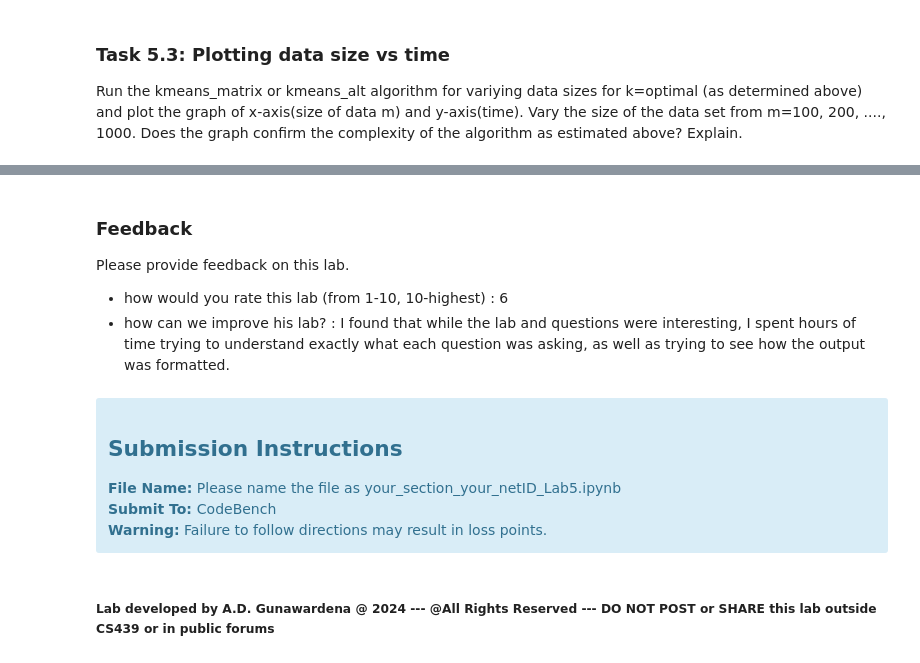
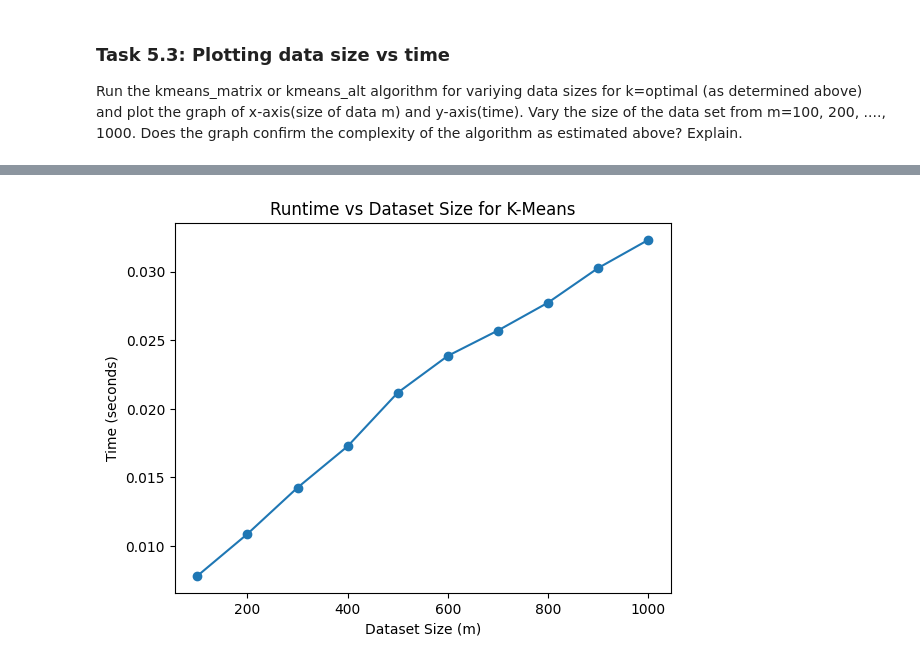
Before and after one commit to 20foakley/Data-Science-Coursework, a Jupyter notebook: S24 - Lab 5 - V2 Image Clustering - Release (4).ipynb, the cells around one changed output, grey strips where cells are left out. Cells and saved outputs as stored; diff of their text form; code cells hidden in the pictures.

```diff
--- a/S24 - Lab 5 - V2 Image Clustering - Release (4).ipynb
+++ b/S24 - Lab 5 - V2 Image Clustering - Release (4).ipynb
@@ -632,18 +680,3 @@ k=30     loss=869857.4514740321     time= 0.2516820430755615 secs
 # %% [markdown]
 ### Task 5.3: Plotting data size vs time
 Run the kmeans_matrix or kmeans_alt algorithm for variying data sizes for k=optimal (as determined above) and plot the graph of x-axis(size of data m) and y-axis(time). Vary the size of the data set from m=100, 200, ...., 1000. Does the graph confirm the complexity of the algorithm as estimated above? Explain.
-# %%
-import random
-import math
-k=18
-x=[]
-y=[]
-## BEGIN WORK
-dataset_sizes = np.linspace(100,1000,10,dtype=int)
-
-for size in data_sizes:
-
-
-
-print(x)
-print(y)
@@ -662,16 +683,28 @@ Based on the observations from the graph, how does the time to run kmeans algori
-# %% [markdown]
-### Feedback
-Please provide feedback on this lab.
-* how would you rate this lab (from 1-10, 10-highest) :
-6
-* how can we improve his lab? :
-I found that while the lab and questions were interesting, I spent hours of time trying to understand exactly what each question was asking, as well as trying to see how the output was formatted.
-# %% [markdown]
-<div class="alert alert-block alert-info">
-<h2>Submission Instructions</h2>
-<b> File Name:</b> Please name the file as your_section_your_netID_Lab5.ipynb<br>
-<b> Submit To: </b> CodeBench <br>
-<b>Warning:</b> Failure to follow directions may result in loss points.<br>
-</div>
-# %% [markdown]
-##### Lab developed by A.D. Gunawardena @ 2024      ---           @All Rights Reserved     ---                DO NOT POST or SHARE this lab outside CS439 or in public forums
+# %%
+import numpy as np
+import time
+import matplotlib.pyplot as plt
+
+k = 18
+x = []
+y = []
+
+dataset_sizes = np.linspace(100, 1000, 10, dtype=int)
+
+for size in dataset_sizes:
+    X_subset = flatten_images[:size]
+
+    start_time = time.time()
+    Mu, loss = kmeans_matrix(X_subset, k)
+    end_time = time.time() - start_time
+
+    x.append(size)
+    y.append(end_time)
+
+plt.plot(x, y, marker='o')
+plt.xlabel("Dataset Size (m)")
+plt.ylabel("Time (seconds)")
+plt.title("Runtime vs Dataset Size for K-Means")
+plt.show()
+# %% [output]
+[figure, added]
```
Also changed, not shown: parts of 21 cells of this notebook.
